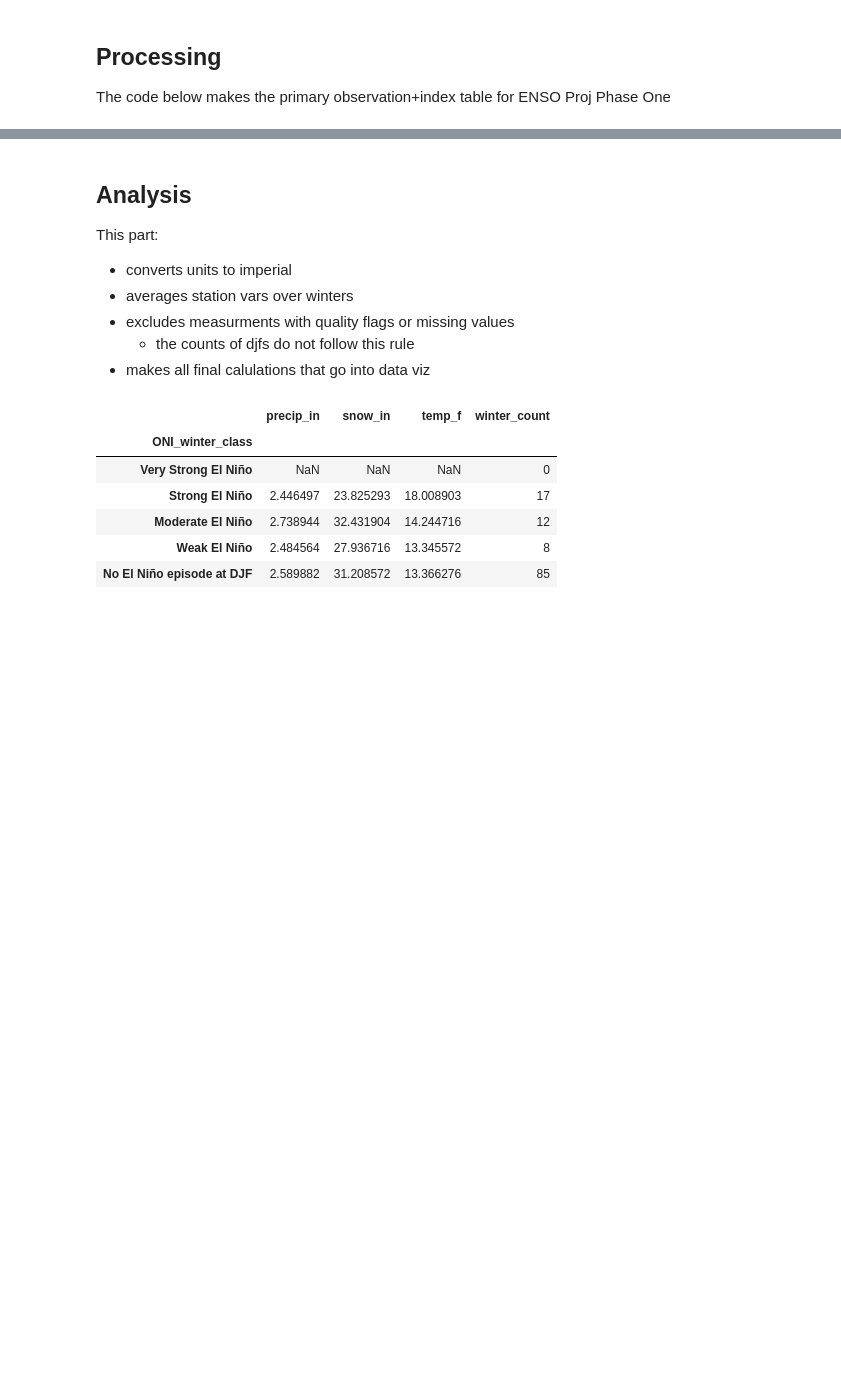
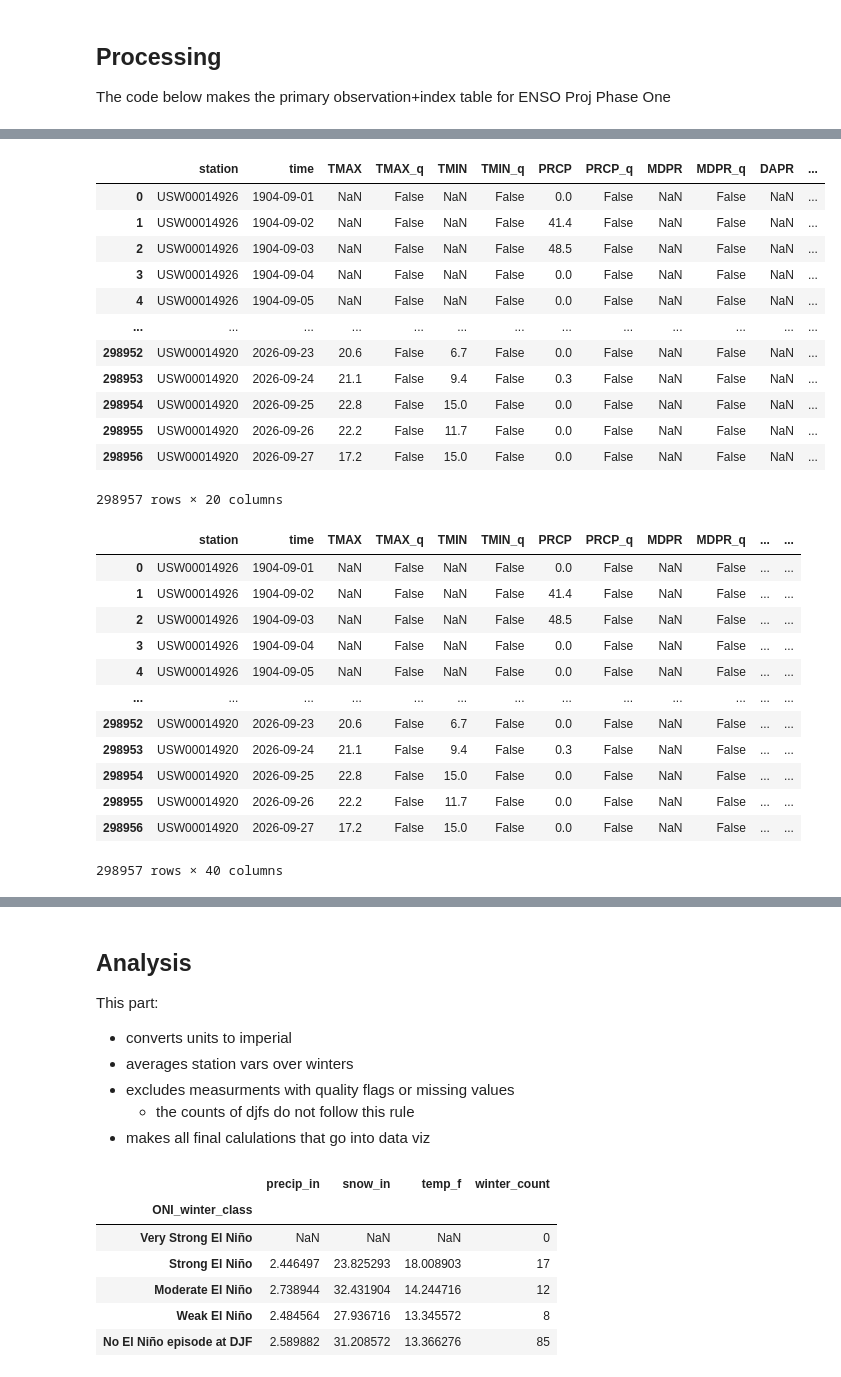
Before and after one commit to saign009-dot/ENSO_MCAP_PROJECT, a Jupyter notebook: scripts/data_table_builder_v0.0.ipynb, the cells around one changed output, grey strips where cells are left out. Saved outputs shown, nothing was run; the diff lists cells and outputs as text; code cells hidden in the pictures; blank space fills up the shorter version.

```diff
--- a/scripts/data_table_builder_v0.0.ipynb
+++ b/scripts/data_table_builder_v0.0.ipynb
@@ -295,35 +344,62 @@ raw_table_df['RONI_episode_peak'] = roni_results['episode_peak'] #as the oni
 
 
 #calls helper function to evaluate the peak
 raw_table_df['ONI_episode_strength'] = (
     raw_table_df['ONI_episode_peak'].apply(oni_classify) #assings strong very strong etc
 )
 
 raw_table_df['RONI_episode_strength'] = (
     raw_table_df['RONI_episode_peak'].apply(roni_classify) #same as above
 )
 
 
 #calls helper function
 #classify individual three month values including neutral conditions
 #does not evaluate persistence so these arent el ninos individually
 raw_table_df['ONI_monthly_class'] = raw_table_df['ONI'].round(1).apply(oni_classify)
 raw_table_df['RONI_monthly_class'] = raw_table_df['RONI'].round(1).apply(roni_classify)
 
 #currently redundant
 #detect and classify la nina episodes independently of el nino episodes
 for index, classify in [('ONI', oni_classify), ('RONI', roni_classify)]:
     cold_results = identify_runs(raw_table_df, index, phase='La Niña')
     raw_table_df[f'{index}_la_nina_episode'] = cold_results['episode']
     raw_table_df[f'{index}_la_nina_episode_id'] = cold_results['episode_id']
     raw_table_df[f'{index}_la_nina_episode_peak'] = cold_results['episode_peak']
     raw_table_df[f'{index}_la_nina_episode_strength'] = (
         cold_results['episode_peak'].apply(classify)
     )
 
 #uncomment to check out the new columns
-# display(raw_table_df.iloc[:, :20])
-# display(raw_table_df.iloc[:, :40])
+display(raw_table_df.iloc[:, :20])
+display(raw_table_df.iloc[:, :40])
+# %% [output]
+|  | station | time | TMAX | TMAX_q | TMIN | TMIN_q | PRCP | PRCP_q | MDPR | MDPR_q | DAPR | ... |
+| 0 | USW00014926 | 1904-09-01 | NaN | False | NaN | False | 0.0 | False | NaN | False | NaN | ... |
+| 1 | USW00014926 | 1904-09-02 | NaN | False | NaN | False | 41.4 | False | NaN | False | NaN | ... |
+| 2 | USW00014926 | 1904-09-03 | NaN | False | NaN | False | 48.5 | False | NaN | False | NaN | ... |
+| 3 | USW00014926 | 1904-09-04 | NaN | False | NaN | False | 0.0 | False | NaN | False | NaN | ... |
+| 4 | USW00014926 | 1904-09-05 | NaN | False | NaN | False | 0.0 | False | NaN | False | NaN | ... |
+| ... | ... | ... | ... | ... | ... | ... | ... | ... | ... | ... | ... | ... |
+| 298952 | USW00014920 | 2026-09-23 | 20.6 | False | 6.7 | False | 0.0 | False | NaN | False | NaN | ... |
+| 298953 | USW00014920 | 2026-09-24 | 21.1 | False | 9.4 | False | 0.3 | False | NaN | False | NaN | ... |
+| 298954 | USW00014920 | 2026-09-25 | 22.8 | False | 15.0 | False | 0.0 | False | NaN | False | NaN | ... |
+| 298955 | USW00014920 | 2026-09-26 | 22.2 | False | 11.7 | False | 0.0 | False | NaN | False | NaN | ... |
+| 298956 | USW00014920 | 2026-09-27 | 17.2 | False | 15.0 | False | 0.0 | False | NaN | False | NaN | ... |
+298957 rows × 20 columns
+|  | station | time | TMAX | TMAX_q | TMIN | TMIN_q | PRCP | PRCP_q | MDPR | MDPR_q | ... | ... |
+| 0 | USW00014926 | 1904-09-01 | NaN | False | NaN | False | 0.0 | False | NaN | False | ... | ... |
+| 1 | USW00014926 | 1904-09-02 | NaN | False | NaN | False | 41.4 | False | NaN | False | ... | ... |
+| 2 | USW00014926 | 1904-09-03 | NaN | False | NaN | False | 48.5 | False | NaN | False | ... | ... |
+| 3 | USW00014926 | 1904-09-04 | NaN | False | NaN | False | 0.0 | False | NaN | False | ... | ... |
+| 4 | USW00014926 | 1904-09-05 | NaN | False | NaN | False | 0.0 | False | NaN | False | ... | ... |
+| ... | ... | ... | ... | ... | ... | ... | ... | ... | ... | ... | ... | ... |
+| 298952 | USW00014920 | 2026-09-23 | 20.6 | False | 6.7 | False | 0.0 | False | NaN | False | ... | ... |
+| 298953 | USW00014920 | 2026-09-24 | 21.1 | False | 9.4 | False | 0.3 | False | NaN | False | ... | ... |
+| 298954 | USW00014920 | 2026-09-25 | 22.8 | False | 15.0 | False | 0.0 | False | NaN | False | ... | ... |
+| 298955 | USW00014920 | 2026-09-26 | 22.2 | False | 11.7 | False | 0.0 | False | NaN | False | ... | ... |
+| 298956 | USW00014920 | 2026-09-27 | 17.2 | False | 15.0 | False | 0.0 | False | NaN | False | ... | ... |
+298957 rows × 40 columns
 # %%
 #here the primary obs + index table is focused on djf
 #and summarized in text
```
Also changed, not shown: parts of 4 cells of this notebook.
